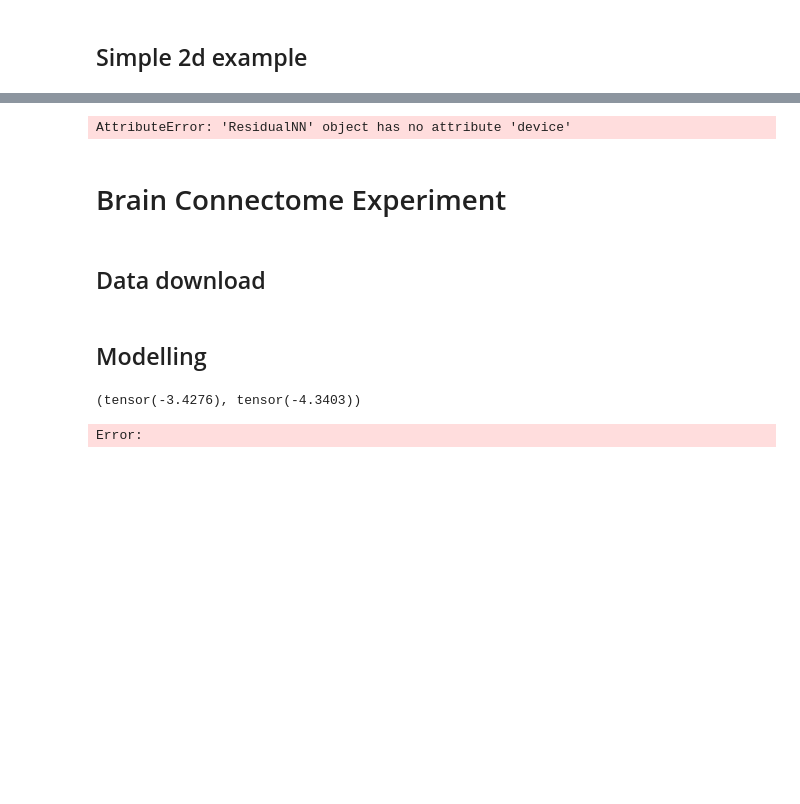
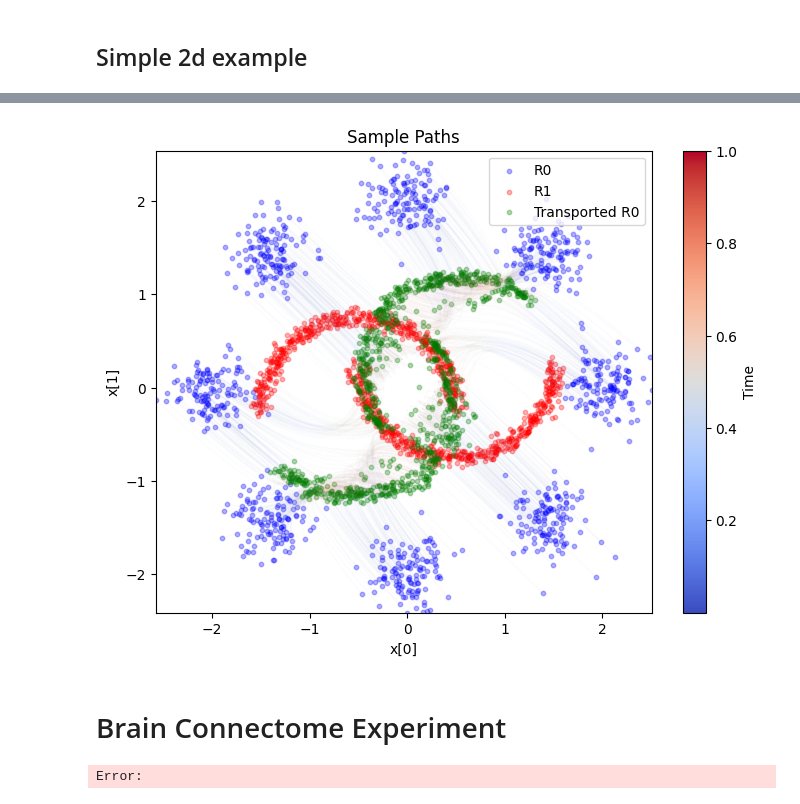
Before and after one commit to KacperWyrwal/topological-flow-matching, a Jupyter notebook: brain_fmri_experiment-refactored.ipynb, the cells around one changed output, grey strips where cells are left out. Drawn from its saved outputs; the diff is of its cells as text; code cells hidden in the pictures; blank space fills up the shorter version.

```diff
--- a/brain_fmri_experiment-refactored.ipynb
+++ b/brain_fmri_experiment-refactored.ipynb
@@ -2679,7 +2753,7 @@ plt.show()
 # %%
 with torch.inference_mode():
     model_control = ModelControl(model=model)
-    sde_solver = EulerMaruyamaSolver(sde=sde, n=1000)
+    sde_solver = EulerMaruyamaSolver(sde=sde, time_steps=UniformTimeSteps(100))
     n = 1024
     x0s_test = x0_distribution.sample((n,))
     x1s_test = x1_distribution.sample((n,))
@@ -2725,37 +2799,33 @@ all_colors = np.concatenate(colors, axis=0)
 fig, ax = plt.subplots(figsize=(8, 6))
 lc = LineCollection(all_segments, colors=all_colors, linewidths=1)
 ax.add_collection(lc)
 
 # Add scatterplot of xmids, black markers
 x0s_test_np = x0s_test.detach().cpu().numpy()
 x1s_test_np = x1s_test.detach().cpu().numpy()
 x1s_pred_np = xts_np[:, -1]
 ax.scatter(x0s_test_np[:, 0], x0s_test_np[:, 1], color='blue', marker='o', s=10, alpha=0.3, label='R0')
 ax.scatter(x1s_test_np[:, 0], x1s_test_np[:, 1], color='red', marker='o', s=10, alpha=0.3, label='R1')
 ax.scatter(x1s_pred_np[:, 0], x1s_pred_np[:, 1], color='green', marker='o', s=10, alpha=0.3, label='Transported R0')
 ax.legend(loc='upper right')
 
 
 # Set axis limits
 all_x = xts_np[..., 0].ravel()
 all_y = xts_np[..., 1].ravel()
 ax.set_xlim(all_x.min(), all_x.max())
 ax.set_ylim(all_y.min(), all_y.max())
 
 ax.set_xlabel('x[0]')
 ax.set_ylabel('x[1]')
 ax.set_title('Sample Paths')
 
 # Colorbar for time
 sm = plt.cm.ScalarMappable(cmap=cmap, norm=norm)
 sm.set_array([])
 cbar = plt.colorbar(sm, ax=ax, label='Time')
 plt.show()
 # %% [output]
-AttributeError: 'ResidualNN' object has no attribute 'device'
+[figure, added]
 # %% [markdown]
 # Brain Connectome Experiment
-# %% [markdown]
-## Data download
-# %% [markdown]
-## Modelling
@@ -2764,7 +2832,3 @@ L, x0, x1, x0_train, x0_test, x1_train, x1_test = as_tensors(*load_brain_data())
-# %%
-x0.min(), x1.min()
-# %% [output]
-(tensor(-3.4276), tensor(-4.3403))
 # %%
 c = 2.0
 sigma = 0.0
```
Also changed, not shown: parts of 7 cells of this notebook, 1 other file.
